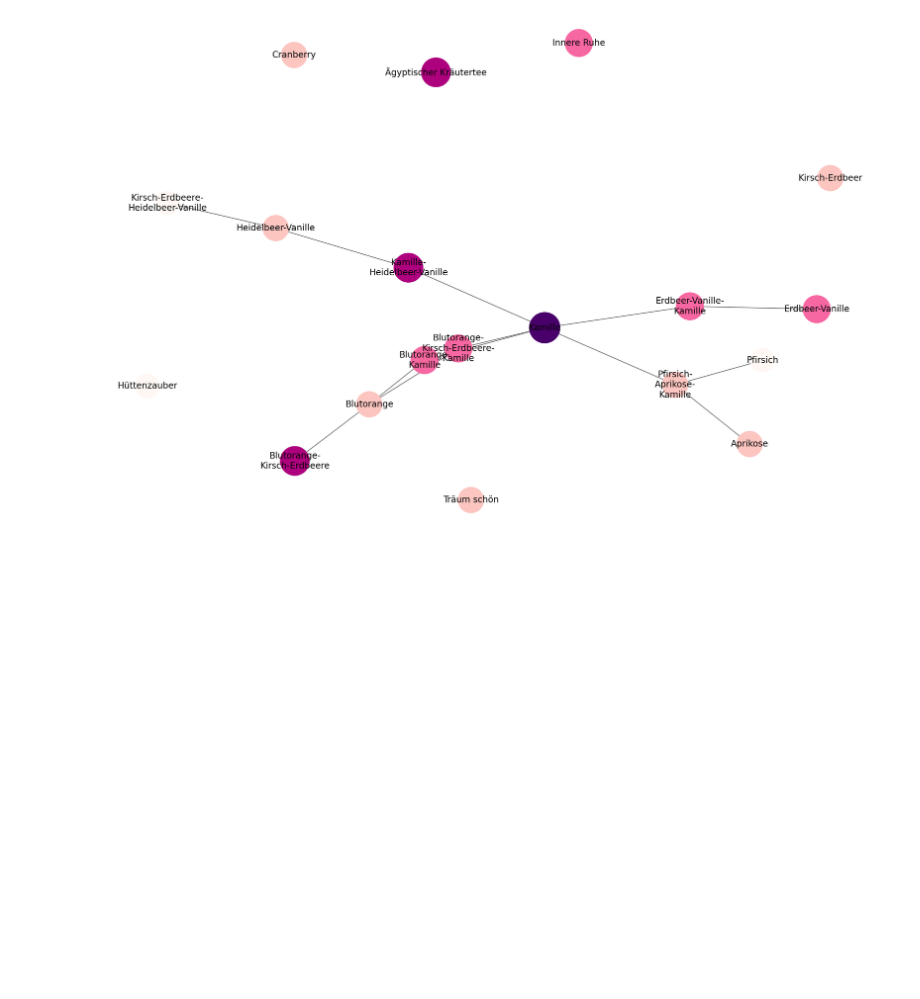
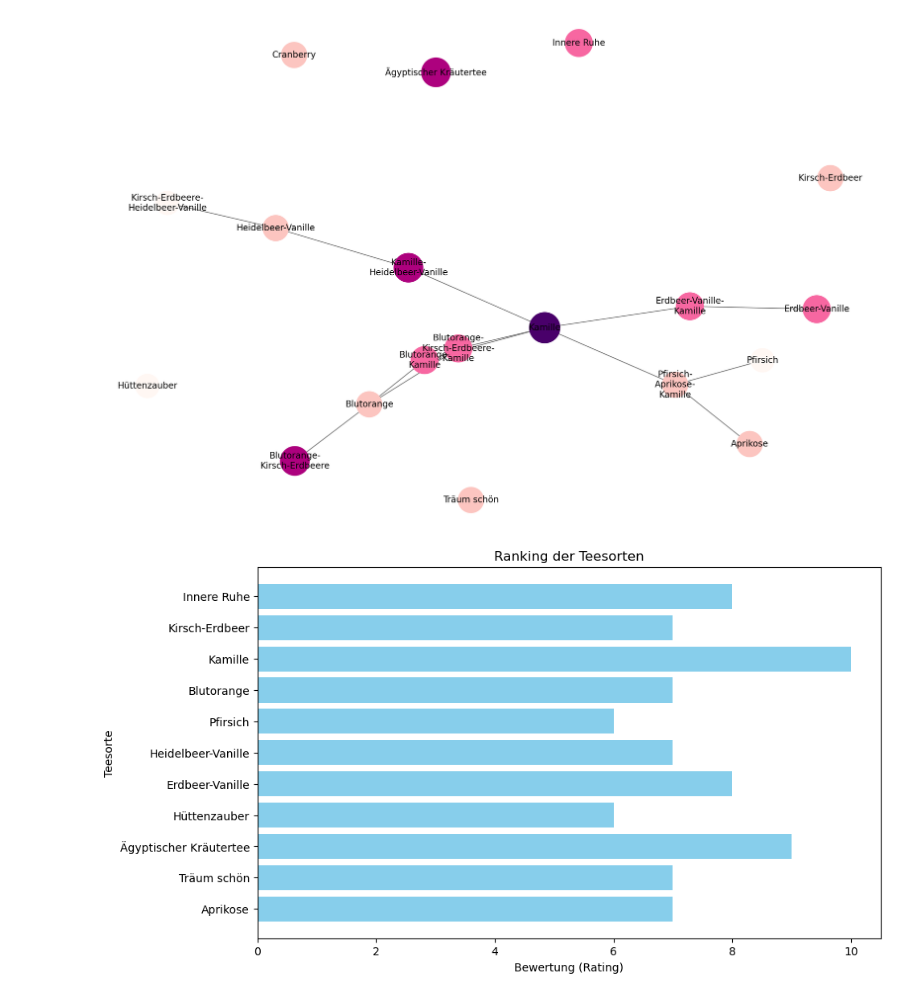
Before and after one commit to endressa/lot_tea, a Jupyter notebook: lot_tea.ipynb, the cells around one changed output. Drawn from its saved outputs; the diff is of its cells as text; code cells hidden in the pictures; blank space fills up the shorter version.

Commit message:
added barplot for ranking

```diff
--- a/lot_tea.ipynb
+++ b/lot_tea.ipynb
@@ -92,3 +92,18 @@ plt.tight_layout()
 plt.show()
 # %% [output]
 [figure]
+# %%
+# Daten aufbereiten
+tea_names = [tea.name for tea in teas_updated]
+tea_ratings = [tea.rating for tea in teas_updated]
+
+# Balkendiagramm erstellen
+plt.figure(figsize=(10, 6))
+plt.barh(tea_names, tea_ratings, color="skyblue")
+plt.xlabel("Bewertung (Rating)")
+plt.ylabel("Teesorte")
+plt.title("Ranking der Teesorten")
+plt.gca().invert_yaxis()  # Sortiere von oben nach unten
+plt.show()
+# %% [output]
+[figure, added]
```
